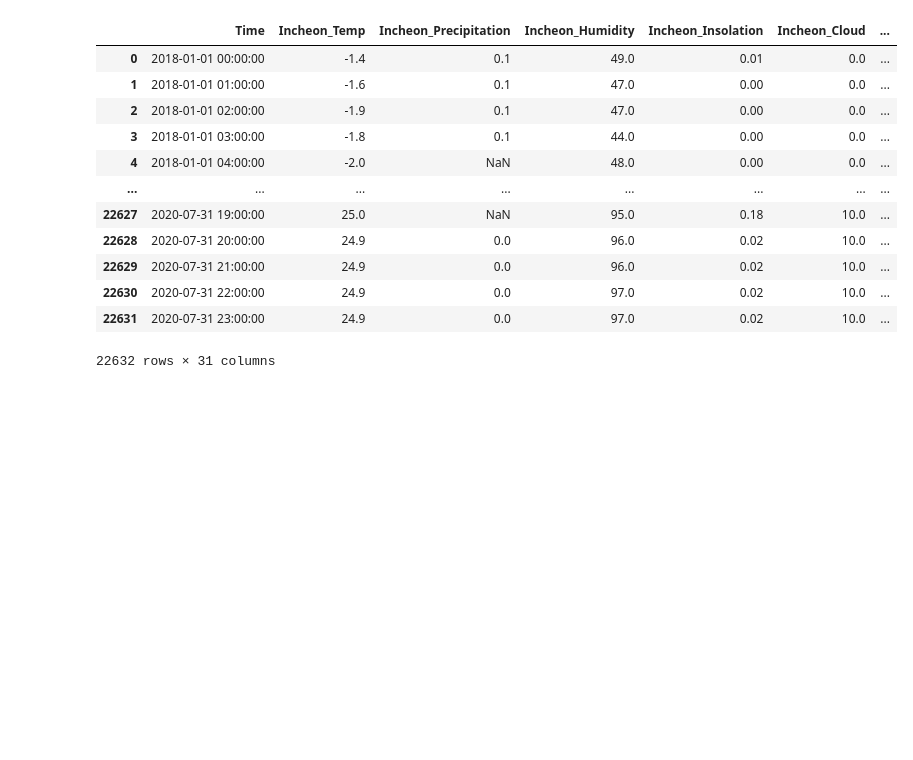
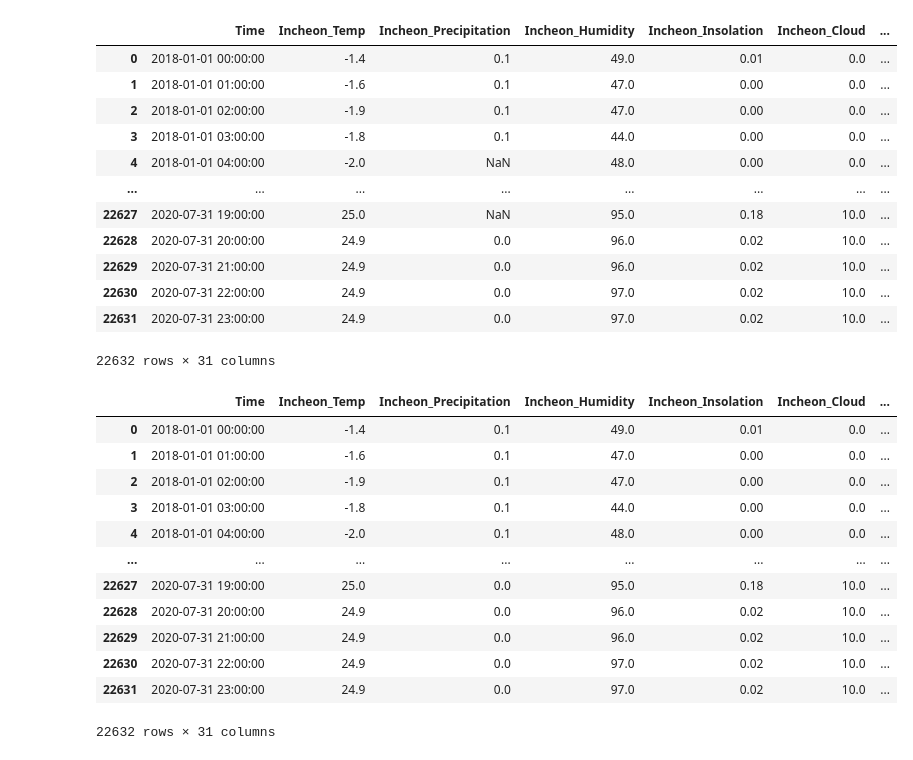
Before and after one commit to JJAEMBLY/Energy-Big-Data, a Jupyter notebook: Load_Forecasting.ipynb, the cells around one changed output. Drawn from its saved outputs; the diff is of its cells as text; code cells hidden in the pictures; blank space fills up the shorter version.

Commit message:
interpolate done

```diff
--- a/Load_Forecasting.ipynb
+++ b/Load_Forecasting.ipynb
@@ -365,3 +365,20 @@ merged_df
 | 22630 | 2020-07-31 22:00:00 | 24.9 | 0.0 | 97.0 | 0.02 | 10.0 | ... |
 | 22631 | 2020-07-31 23:00:00 | 24.9 | 0.0 | 97.0 | 0.02 | 10.0 | ... |
 22632 rows × 31 columns
+# %%
+merged_df[merged_df.columns[1:]] = merged_df[merged_df.columns[1:]].interpolate(method='linear')
+merged_df
+# %% [output]
+|  | Time | Incheon_Temp | Incheon_Precipitation | Incheon_Humidity | Incheon_Insolation | Incheon_Cloud | ... |
+| 0 | 2018-01-01 00:00:00 | -1.4 | 0.1 | 49.0 | 0.01 | 0.0 | ... |
+| 1 | 2018-01-01 01:00:00 | -1.6 | 0.1 | 47.0 | 0.00 | 0.0 | ... |
+| 2 | 2018-01-01 02:00:00 | -1.9 | 0.1 | 47.0 | 0.00 | 0.0 | ... |
+| 3 | 2018-01-01 03:00:00 | -1.8 | 0.1 | 44.0 | 0.00 | 0.0 | ... |
+| 4 | 2018-01-01 04:00:00 | -2.0 | 0.1 | 48.0 | 0.00 | 0.0 | ... |
+| ... | ... | ... | ... | ... | ... | ... | ... |
+| 22627 | 2020-07-31 19:00:00 | 25.0 | 0.0 | 95.0 | 0.18 | 10.0 | ... |
+| 22628 | 2020-07-31 20:00:00 | 24.9 | 0.0 | 96.0 | 0.02 | 10.0 | ... |
+| 22629 | 2020-07-31 21:00:00 | 24.9 | 0.0 | 96.0 | 0.02 | 10.0 | ... |
+| 22630 | 2020-07-31 22:00:00 | 24.9 | 0.0 | 97.0 | 0.02 | 10.0 | ... |
+| 22631 | 2020-07-31 23:00:00 | 24.9 | 0.0 | 97.0 | 0.02 | 10.0 | ... |
+22632 rows × 31 columns
```
Also changed, not shown: parts of 2 cells of this notebook.
